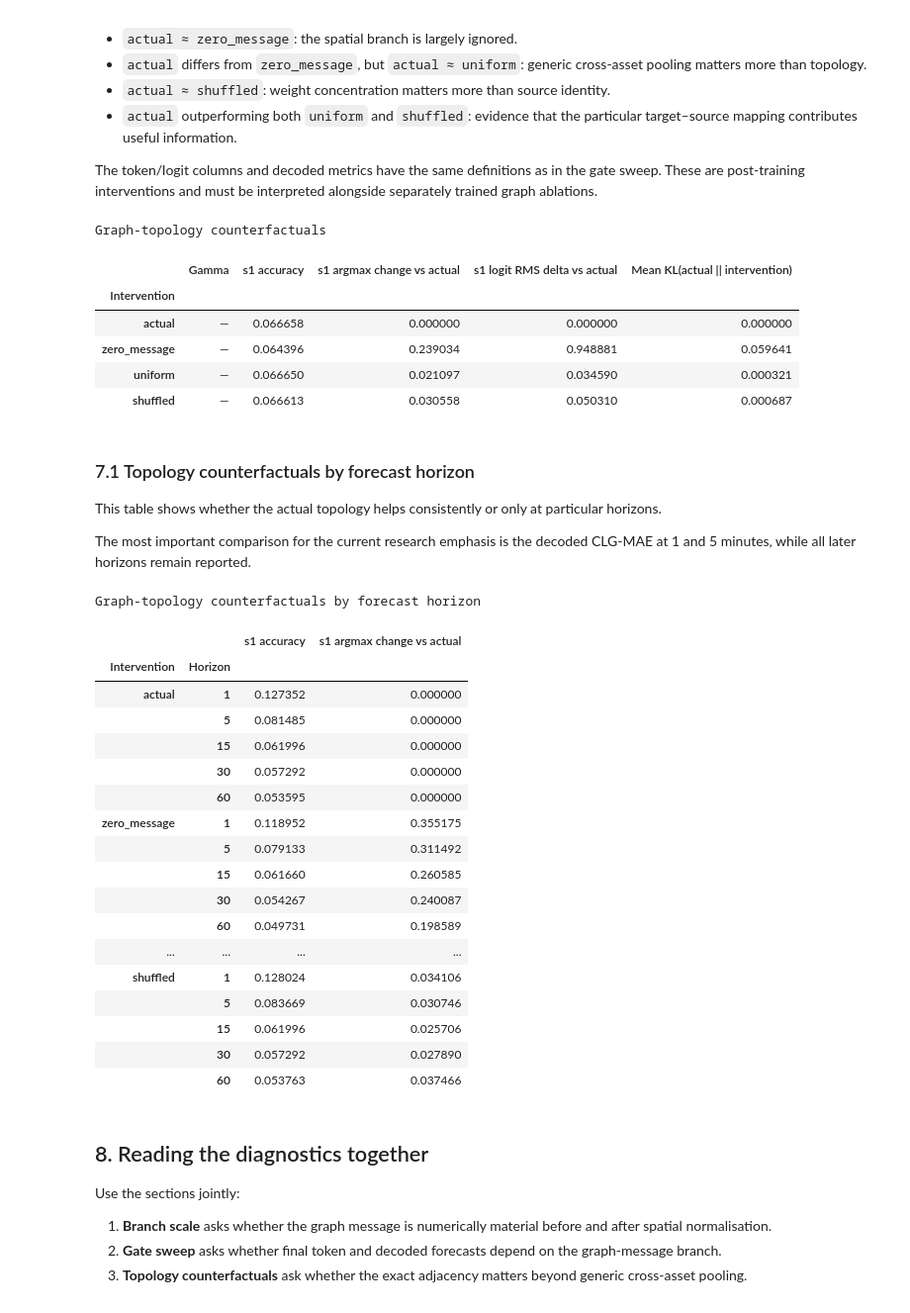
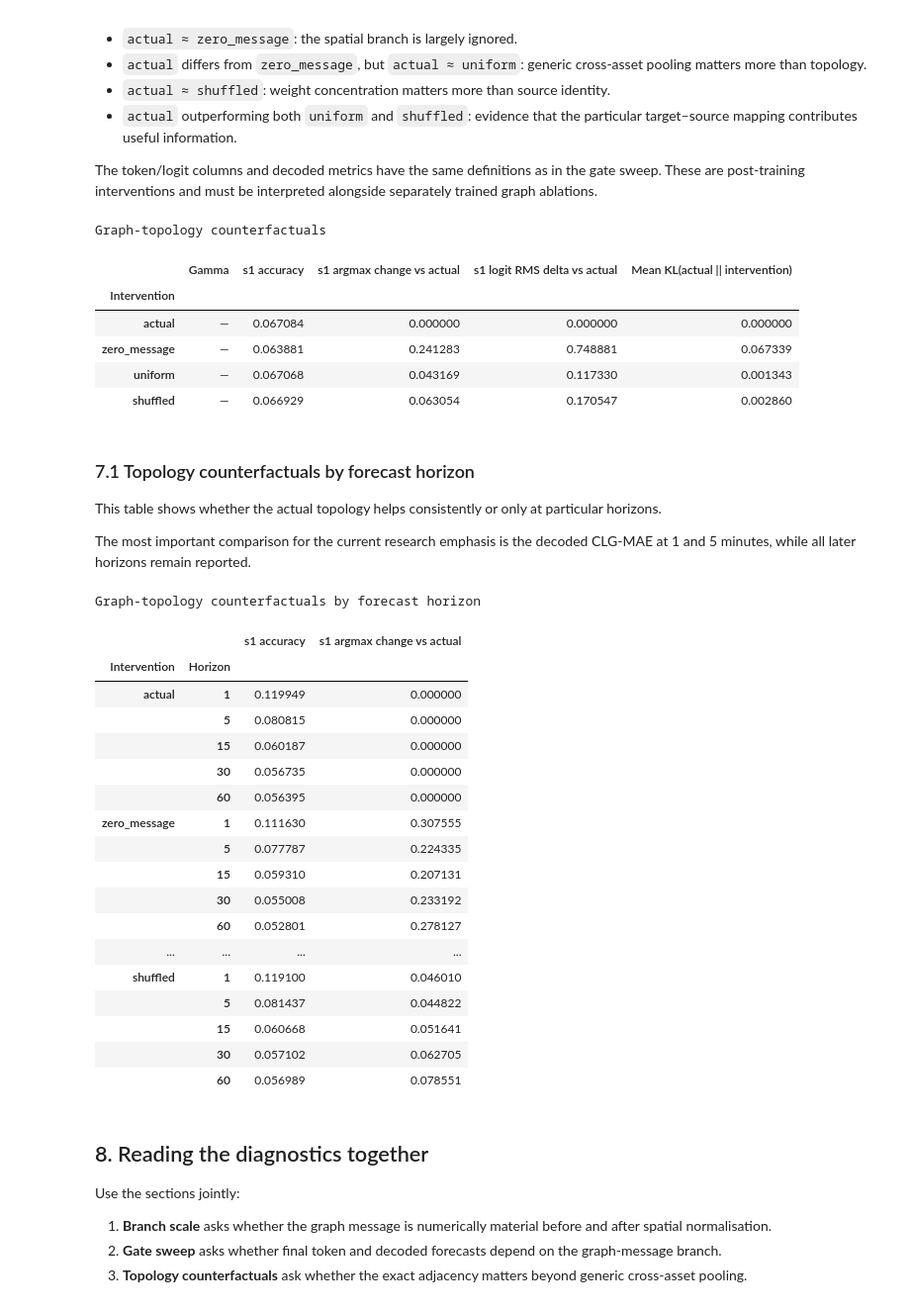
Before and after one commit to VishR-94/dynamic_graphs_thesis, a Jupyter notebook: notebooks/graph_hub.ipynb, the cells around one changed output. Shown at 99% size. Saved outputs shown, nothing was run; the diff lists cells and outputs as text; code cells hidden in the pictures.

```diff
--- a/notebooks/graph_hub.ipynb
+++ b/notebooks/graph_hub.ipynb
@@ -46,12 +46,13 @@ Evaluation module version: 2026-07-30-consolidated-v7-graph-reliance
 # %%
 # MODEL_DIR is the only user-configurable global variable.
 # Point it at one completed dynamic-graph run directory.
+# "free_static_target_entropy_coarse_only_exponential_short_stop"
 
 MODEL_DIR = Path(
     "/Users/vishalruparelia/Library/CloudStorage/"
     "GoogleDrive-vishal@autonomous-fox.ai/"
     "My Drive/dissertation/final_model/initial_test/"
-    "free_static_target_entropy_coarse_only_exponential_direct_head_short_stop"
+    "free_static_target_entropy_coarse_only_exponential_short_stop"
 )
 
 if not MODEL_DIR.is_dir():
@@ -506,39 +571,39 @@ The token/logit columns and decoded metrics have the same definitions as in the
 topology_diagnostics = dge.analyse_graph_topology_counterfactuals(
     MODEL_DIR,
     source="best",
     interventions=(
         "actual",
         "zero_message",
         "uniform",
         "shuffled",
     ),
     validation_cache_path=None,
     forecasting_config_path=None,
     window_indices=None,
-    max_windows=64,
-    batch_size=1,
+    max_windows=None,
+    batch_size=2,
     device=None,
     use_amp=None,
     block_index=0,
     spatial_layer_index=0,
     decode=False,
     decode_series_batch_size=64,
     shuffle_seed=42,
 )
 
 display(
     topology_diagnostics.summary.style
     .format("{:.6f}", na_rep="—")
     .set_caption("Graph-topology counterfactuals")
 )
 # %% [output]
 Graph-topology counterfactuals
 |  | Gamma | s1 accuracy | s1 argmax change vs actual | s1 logit RMS delta vs actual | Mean KL(actual || intervention) |
 | Intervention |  |  |  |  |  |
-| actual | — | 0.066658 | 0.000000 | 0.000000 | 0.000000 |
-| zero_message | — | 0.064396 | 0.239034 | 0.948881 | 0.059641 |
-| uniform | — | 0.066650 | 0.021097 | 0.034590 | 0.000321 |
-| shuffled | — | 0.066613 | 0.030558 | 0.050310 | 0.000687 |
+| actual | — | 0.067084 | 0.000000 | 0.000000 | 0.000000 |
+| zero_message | — | 0.063881 | 0.241283 | 0.748881 | 0.067339 |
+| uniform | — | 0.067068 | 0.043169 | 0.117330 | 0.001343 |
+| shuffled | — | 0.066929 | 0.063054 | 0.170547 | 0.002860 |
 # %% [markdown]
 ### 7.1 Topology counterfactuals by forecast horizon
 
@@ -558,22 +623,22 @@ display(
 Graph-topology counterfactuals by forecast horizon
 |  |  | s1 accuracy | s1 argmax change vs actual |
 | Intervention | Horizon |  |  |
-| actual | 1 | 0.127352 | 0.000000 |
-|  | 5 | 0.081485 | 0.000000 |
-|  | 15 | 0.061996 | 0.000000 |
-|  | 30 | 0.057292 | 0.000000 |
-|  | 60 | 0.053595 | 0.000000 |
-| zero_message | 1 | 0.118952 | 0.355175 |
-|  | 5 | 0.079133 | 0.311492 |
-|  | 15 | 0.061660 | 0.260585 |
-|  | 30 | 0.054267 | 0.240087 |
-|  | 60 | 0.049731 | 0.198589 |
+| actual | 1 | 0.119949 | 0.000000 |
+|  | 5 | 0.080815 | 0.000000 |
+|  | 15 | 0.060187 | 0.000000 |
+|  | 30 | 0.056735 | 0.000000 |
+|  | 60 | 0.056395 | 0.000000 |
+| zero_message | 1 | 0.111630 | 0.307555 |
+|  | 5 | 0.077787 | 0.224335 |
+|  | 15 | 0.059310 | 0.207131 |
+|  | 30 | 0.055008 | 0.233192 |
+|  | 60 | 0.052801 | 0.278127 |
 | ... | ... | ... | ... |
-| shuffled | 1 | 0.128024 | 0.034106 |
-|  | 5 | 0.083669 | 0.030746 |
-|  | 15 | 0.061996 | 0.025706 |
-|  | 30 | 0.057292 | 0.027890 |
-|  | 60 | 0.053763 | 0.037466 |
+| shuffled | 1 | 0.119100 | 0.046010 |
+|  | 5 | 0.081437 | 0.044822 |
+|  | 15 | 0.060668 | 0.051641 |
+|  | 30 | 0.057102 | 0.062705 |
+|  | 60 | 0.056989 | 0.078551 |
 # %% [markdown]
 ## 8. Reading the diagnostics together
 
```
Also changed, not shown: parts of 15 cells of this notebook, 8 other files.
